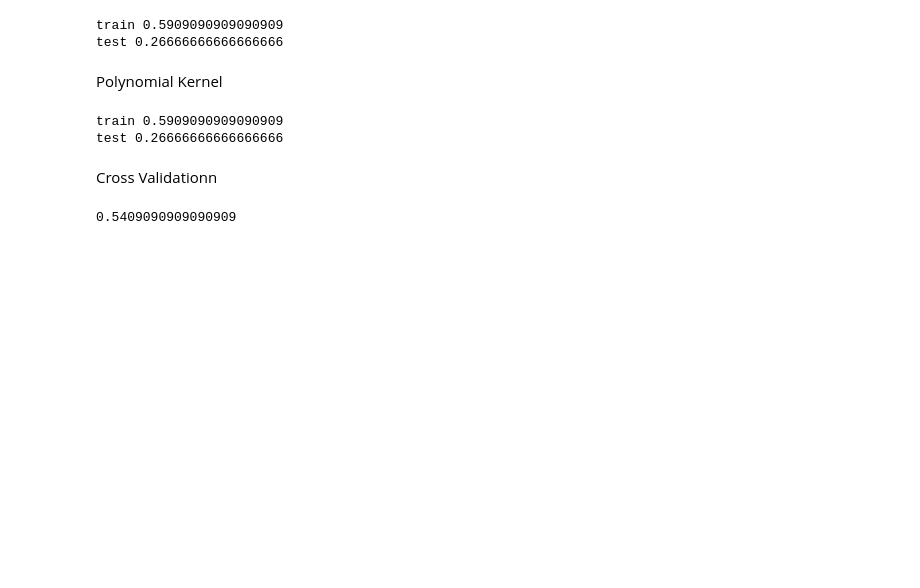
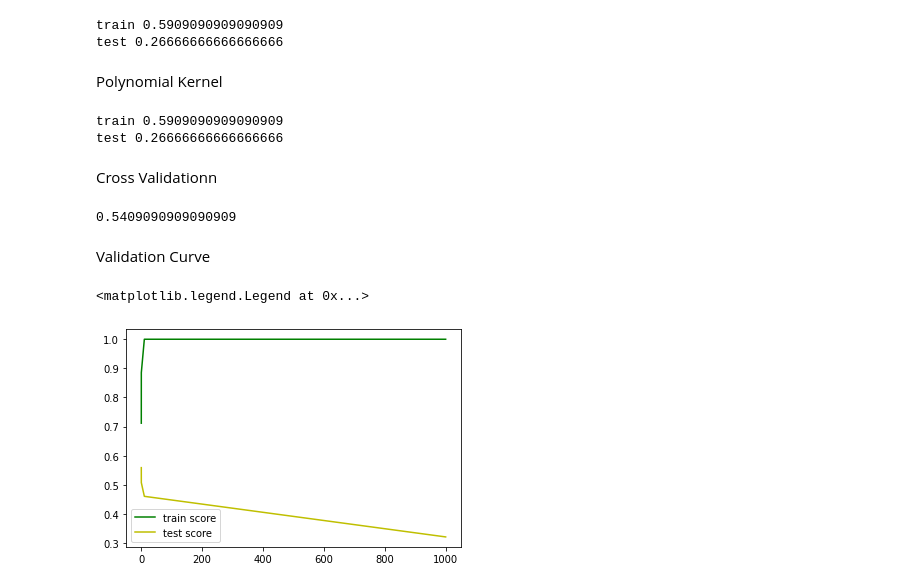
Before and after one commit to killerbee1998/Coursera_ML, a Jupyter notebook: ML_week2.ipynb, the cells around one changed output. Drawn from its saved outputs; the diff is of its cells as text; code cells hidden in the pictures; blank space fills up the shorter version.

Commit message:
Validation Graphs

```diff
--- a/ML_week2.ipynb
+++ b/ML_week2.ipynb
@@ -294,3 +294,33 @@ y = fruits['fruit_label']
 np.mean(cross_val_score(knn,x,y))
 # %% [output]
 0.5409090909090909
+# %% [markdown]
+Validation Curve
+# %%
+from sklearn.model_selection import validation_curve
+from sklearn.svm import SVC
+import numpy as np
+import matplotlib.pyplot as plt
+
+p_range = np.logspace(-3,3,4)
+train_score, test_score = validation_curve(SVC(), x , y, param_name='gamma', param_range=p_range)
+
+mean = []
+for i in range(len(train_score)):
+  mean.append(np.mean(train_score[i]))
+
+train_score = mean
+
+mean = []
+for i in range(len(test_score)):
+  mean.append(np.mean(test_score[i]))
+
+test_score = mean
+
+plt.figure()
+plt.plot(p_range, train_score, color = 'g', label = 'train score')
+plt.plot(p_range, test_score, color = 'y', label = 'test score')
+plt.legend()
+# %% [output]
+<matplotlib.legend.Legend at 0x...>
+[figure, added]
```
